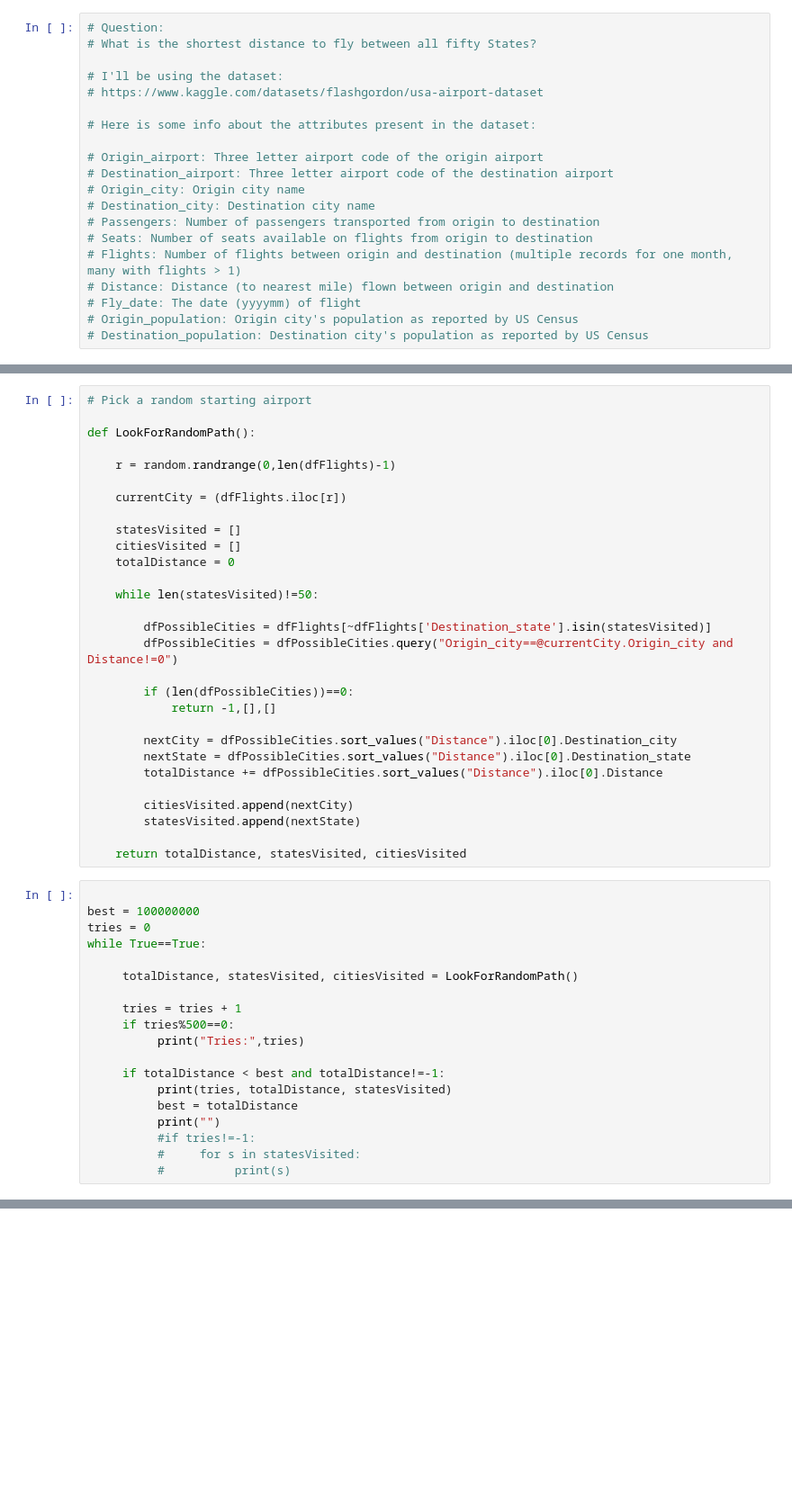
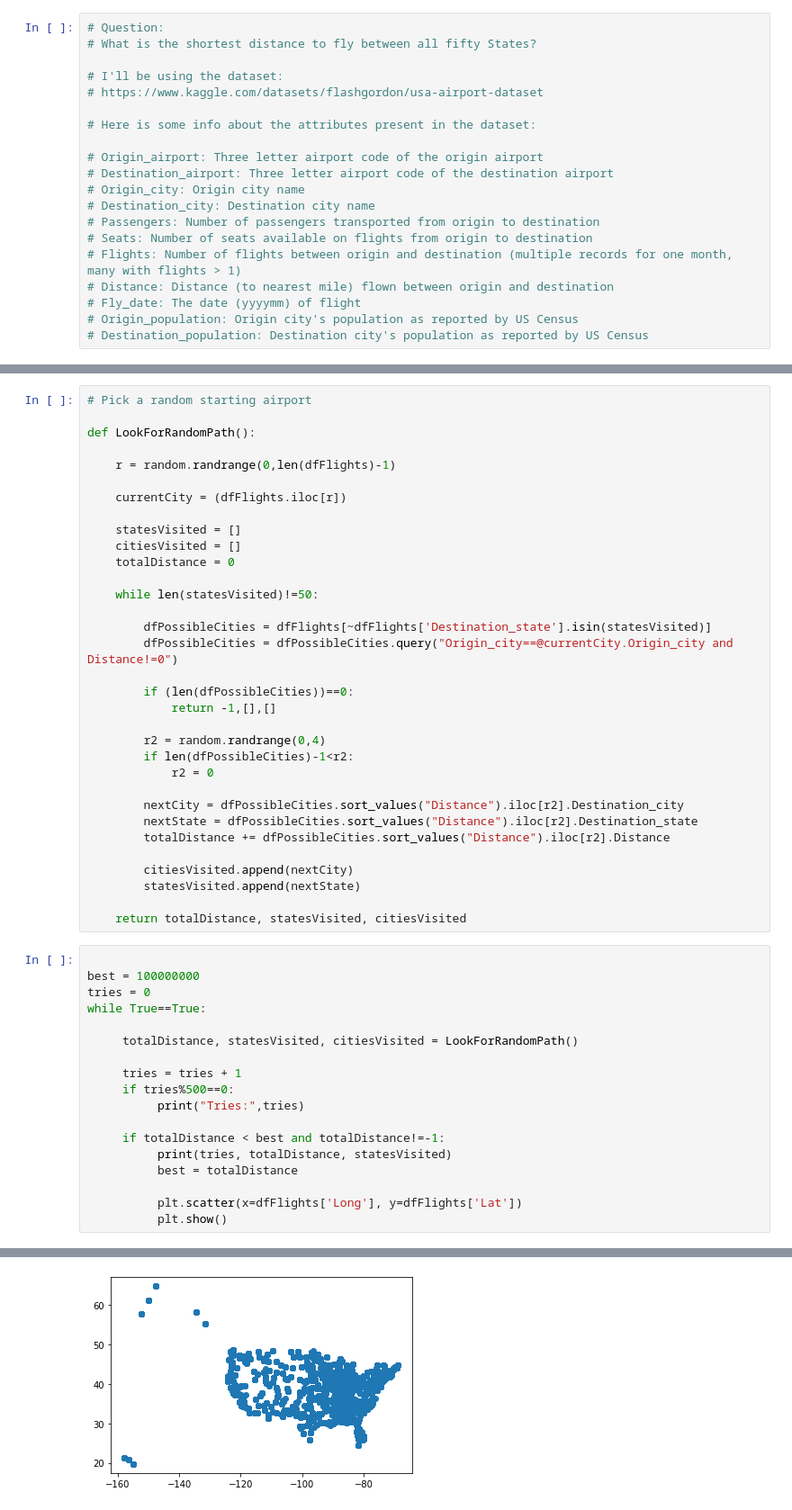
Before and after one commit to datastumbler/FlightTime, a Jupyter notebook: FlightTime.ipynb, the cells around one changed output, grey strips where cells are left out. Shown at 90% size. Cells and saved outputs as stored; diff of their text form; blank space fills up the shorter version.

```diff
--- a/FlightTime.ipynb
+++ b/FlightTime.ipynb
@@ -68,9 +117,13 @@ def LookForRandomPath():
         if (len(dfPossibleCities))==0:
             return -1,[],[]
 
-        nextCity = dfPossibleCities.sort_values("Distance").iloc[0].Destination_city
-        nextState = dfPossibleCities.sort_values("Distance").iloc[0].Destination_state
-        totalDistance += dfPossibleCities.sort_values("Distance").iloc[0].Distance
+        r2 = random.randrange(0,4)
+        if len(dfPossibleCities)-1<r2:
+            r2 = 0
+
+        nextCity = dfPossibleCities.sort_values("Distance").iloc[r2].Destination_city
+        nextState = dfPossibleCities.sort_values("Distance").iloc[r2].Destination_state
+        totalDistance += dfPossibleCities.sort_values("Distance").iloc[r2].Distance
 
         citiesVisited.append(nextCity)
         statesVisited.append(nextState)
@@ -91,8 +144,7 @@ while True==True:
      if totalDistance < best and totalDistance!=-1:
           print(tries, totalDistance, statesVisited)
           best = totalDistance
-          print("")
-          #if tries!=-1:
-          #     for s in statesVisited:
-          #          print(s)
+
+          plt.scatter(x=dfFlights['Long'], y=dfFlights['Lat'])
+          plt.show()
 # %% [output]
@@ -99,0 +152 @@ while True==True:
+[figure, added]
```
Also changed, not shown: parts of 9 cells of this notebook, 2 other files.
